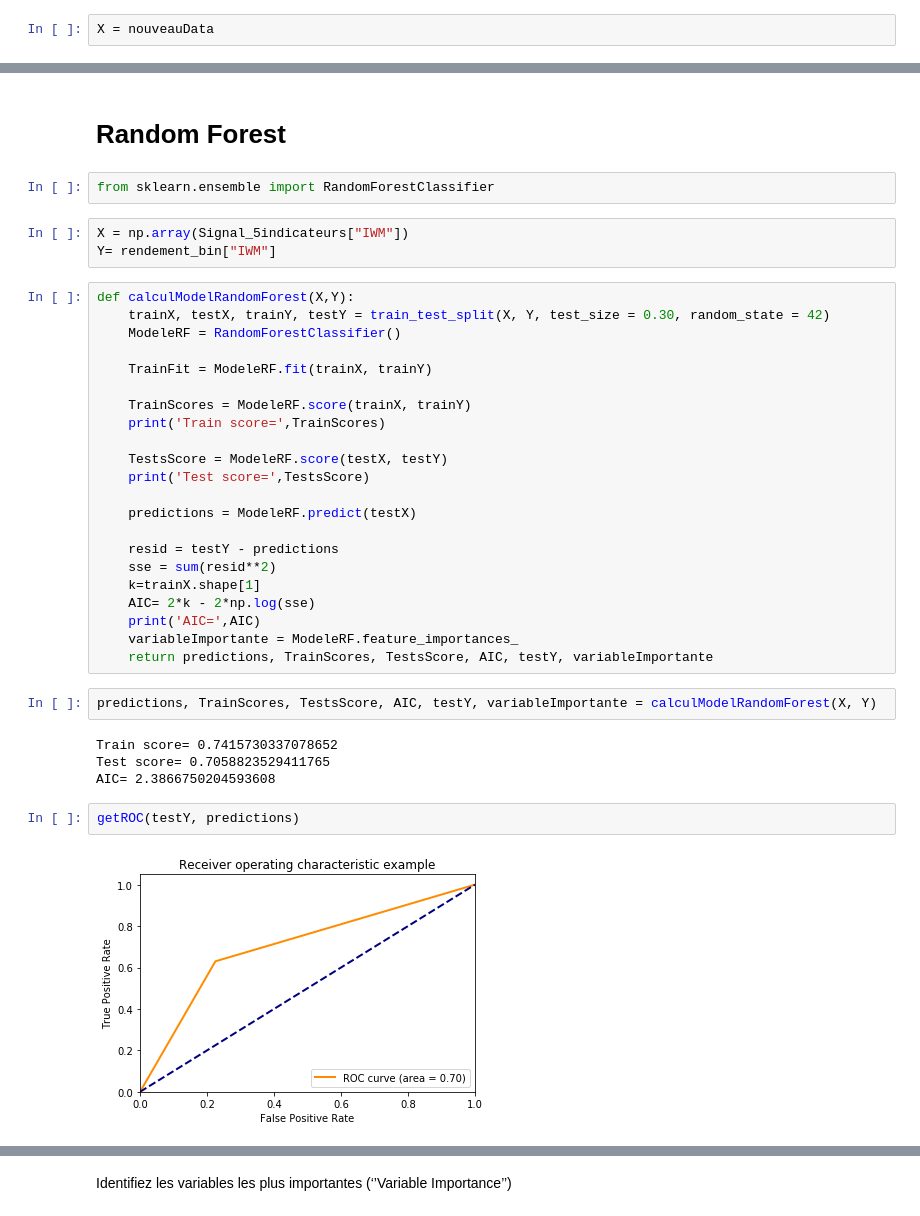
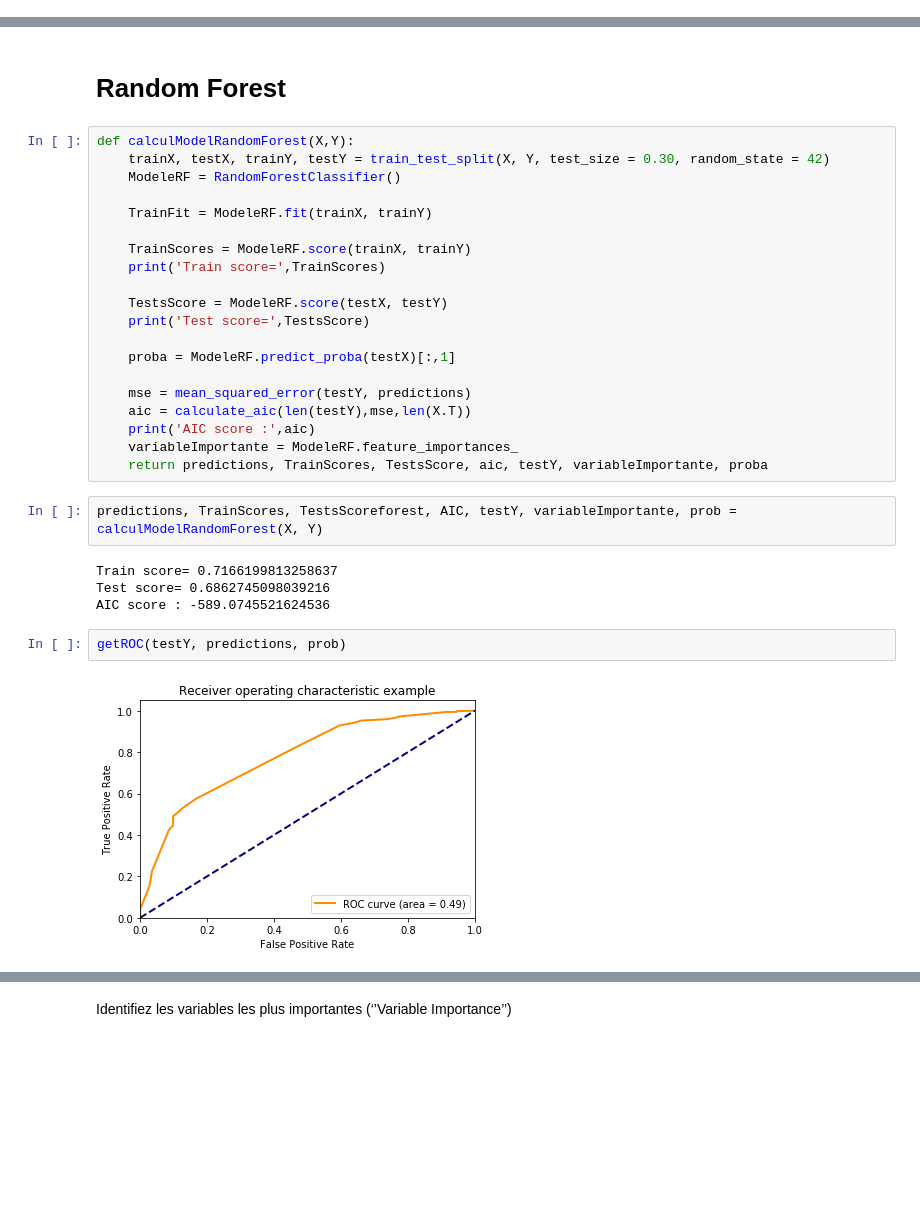
Before and after one commit to poclecoqq/Trending-stocks, a Jupyter notebook: tp2/TP2.ipynb, the cells around one changed output, grey strips where cells are left out. Cells and saved outputs as stored; diff of their text form; blank space fills up the shorter version.

```diff
--- a/tp2/TP2.ipynb
+++ b/tp2/TP2.ipynb
@@ -699,5 +607,3 @@ getMC(testY, predictions)
 # %% [markdown]
 Répétez l’exercices avec les variables sélectionnées par le modèle Logit
-# %%
-X = nouveauData
 # %%
@@ -719,11 +627,6 @@ getMC(nouveautestY, nouvellePredictions)
 Notez les principales différences et similitudes et expliquez les divergences.
 # %% [markdown]
 # Random Forest
-# %%
-from sklearn.ensemble import RandomForestClassifier
-# %%
-X = np.array(Signal_5indicateurs["IWM"])
-Y= rendement_bin["IWM"]
 # %%
 def calculModelRandomForest(X,Y):
     trainX, testX, trainY, testY = train_test_split(X, Y, test_size = 0.30, random_state = 42)
@@ -737,25 +640,23 @@ def calculModelRandomForest(X,Y):
     TestsScore = ModeleRF.score(testX, testY)
     print('Test score=',TestsScore)
 
-    predictions = ModeleRF.predict(testX)
+    proba = ModeleRF.predict_proba(testX)[:,1]
 
-    resid = testY - predictions
-    sse = sum(resid**2)
-    k=trainX.shape[1]
-    AIC= 2*k - 2*np.log(sse)
-    print('AIC=',AIC)
+    mse = mean_squared_error(testY, predictions)
+    aic = calculate_aic(len(testY),mse,len(X.T))
+    print('AIC score :',aic)
     variableImportante = ModeleRF.feature_importances_
-    return predictions, TrainScores, TestsScore, AIC, testY, variableImportante
+    return predictions, TrainScores, TestsScore, aic, testY, variableImportante, proba
 # %%
-predictions, TrainScores, TestsScore, AIC, testY, variableImportante = calculModelRandomForest(X, Y)
+predictions, TrainScores, TestsScoreforest, AIC, testY, variableImportante, prob = calculModelRandomForest(X, Y)
 # %% [output]
-Train score= 0.7415730337078652
-Test score= 0.7058823529411765
-AIC= 2.3866750204593608
+Train score= 0.7166199813258637
+Test score= 0.6862745098039216
+AIC score : -589.0745521624536
 # %%
-getROC(testY, predictions)
+getROC(testY, predictions, prob)
 # %% [output]
-[figure, old version]
+[figure, new version]
 # %%
 getMC(testY, predictions)
 # %% [output]
```
Also changed, not shown: parts of 70 cells of this notebook.
